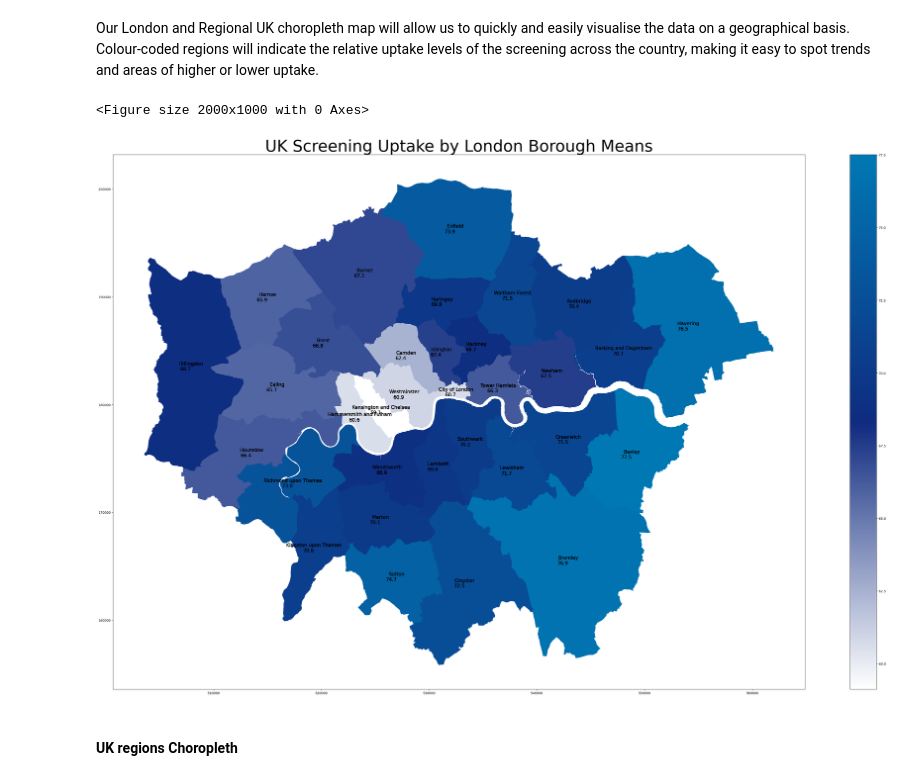
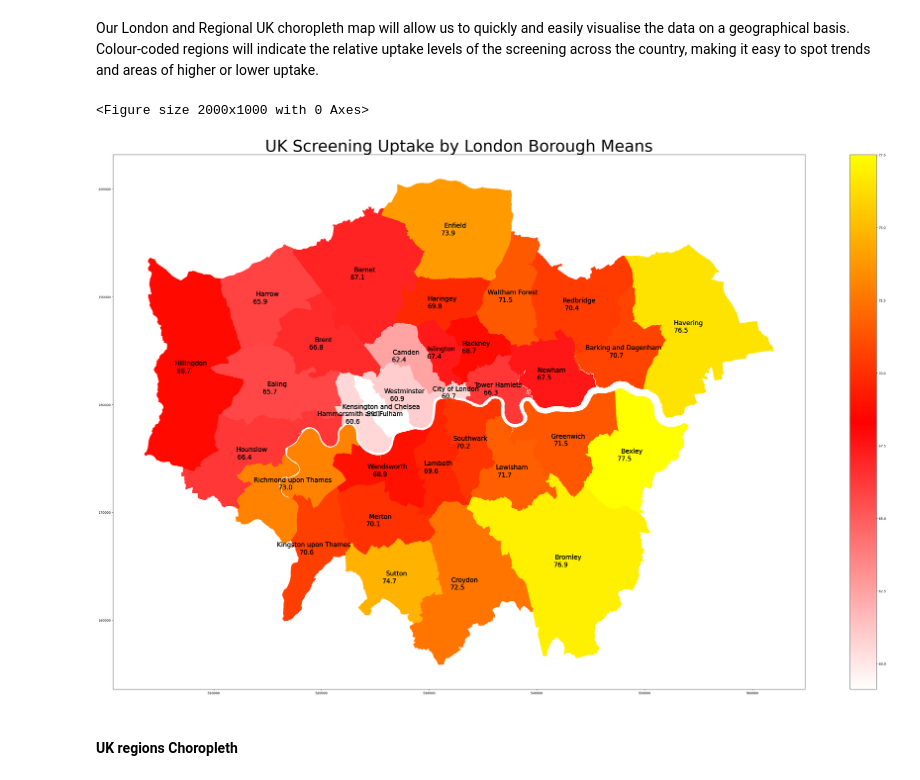
Before and after one commit to mangotangochick/visualisation-tools-for-screening, a Jupyter notebook: visualisation_package/vis_tools/demo.ipynb, the cells around one changed output. Drawn from its saved outputs; the diff is of its cells as text; code cells hidden in the pictures.

```diff
--- a/visualisation_package/vis_tools/demo.ipynb
+++ b/visualisation_package/vis_tools/demo.ipynb
@@ -145,11 +145,11 @@ Our London and Regional UK choropleth map will allow us to quickly and easily vi
 # %%
 # Plot a map of London and mean uptake across all years
 ldn_map = LondonMap(df)
 ldn_map.val_labels = True
-ldn_map.plot_london_map()
+ldn_map.plot_london_map(colour_palette='fire')
 # %% [output]
 <Figure size 2000x1000 with 0 Axes>
-[figure, old version]
+[figure, new version]
 # %% [markdown]
 #### UK regions Choropleth
 # %%
```
Also changed, not shown: parts of 1 cell of this notebook, 1 other file.
